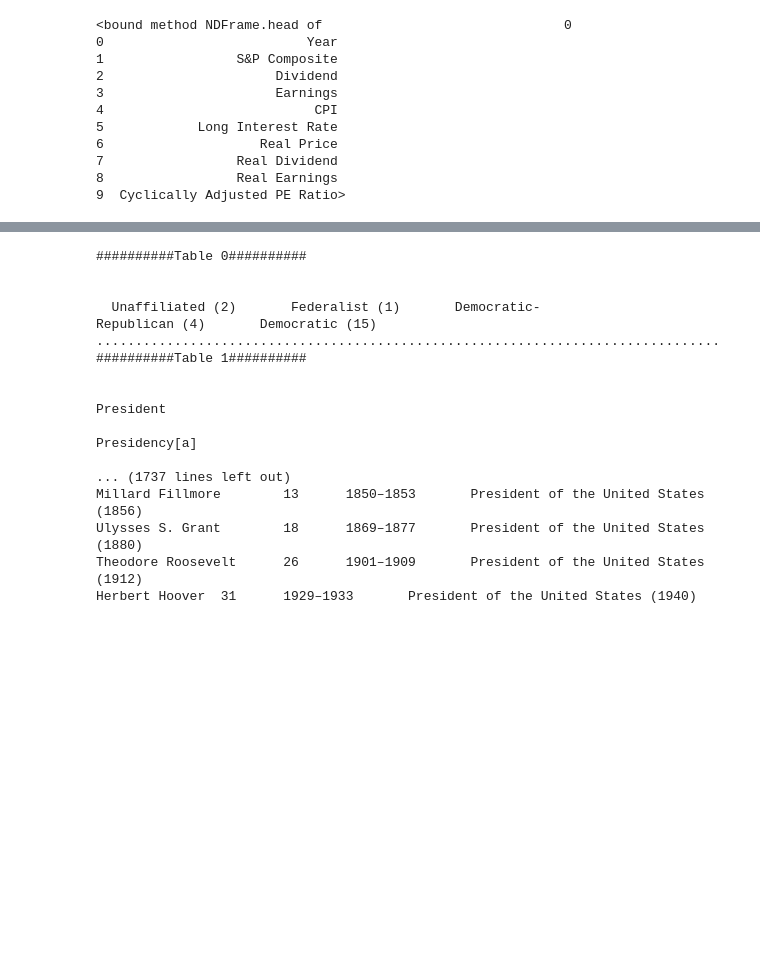
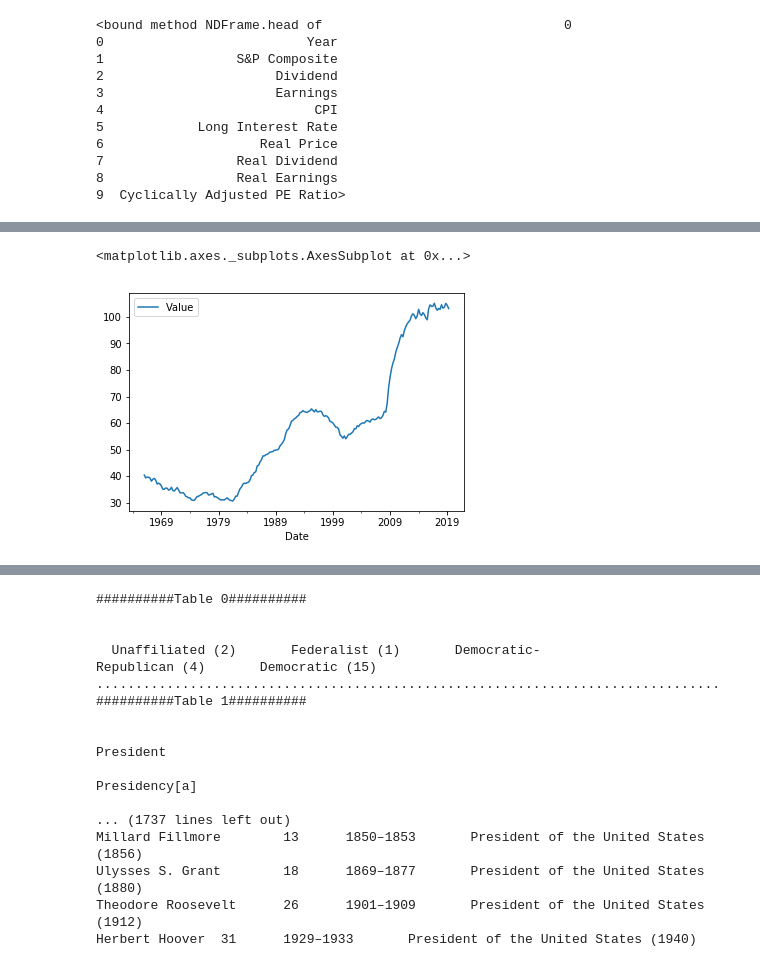
Before and after one commit to Carterbouley/mod_3_project, a Jupyter notebook: Josh Notebook.ipynb, the cells around one changed output, grey strips where cells are left out. Saved outputs shown, nothing was run; the diff lists cells and outputs as text; code cells hidden in the pictures; blank space fills up the shorter version.

```diff
--- a/Josh Notebook.ipynb
+++ b/Josh Notebook.ipynb
@@ -152,0 +161,6 @@ table
+# %%
+# Federal Debt: Total Public Debt as Percent of Gross Domestic Product, Quarterly
+# Units: Percent of GDP, Seasonally Adjusted
+# Source: FRED (Federal Reserve Bank St. Louis)
+
+debt = quandl.get("FRED/GFDEGDQ188S", authtoken="ckJvd5G2a2dkK9nun3xS")
@@ -152,0 +249,5 @@ table
+# %%
+debt.plot()
+# %% [output]
+<matplotlib.axes._subplots.AxesSubplot at 0x...>
+[figure, added]
```
Also changed, not shown: parts of 17 cells of this notebook, 1 other file.
